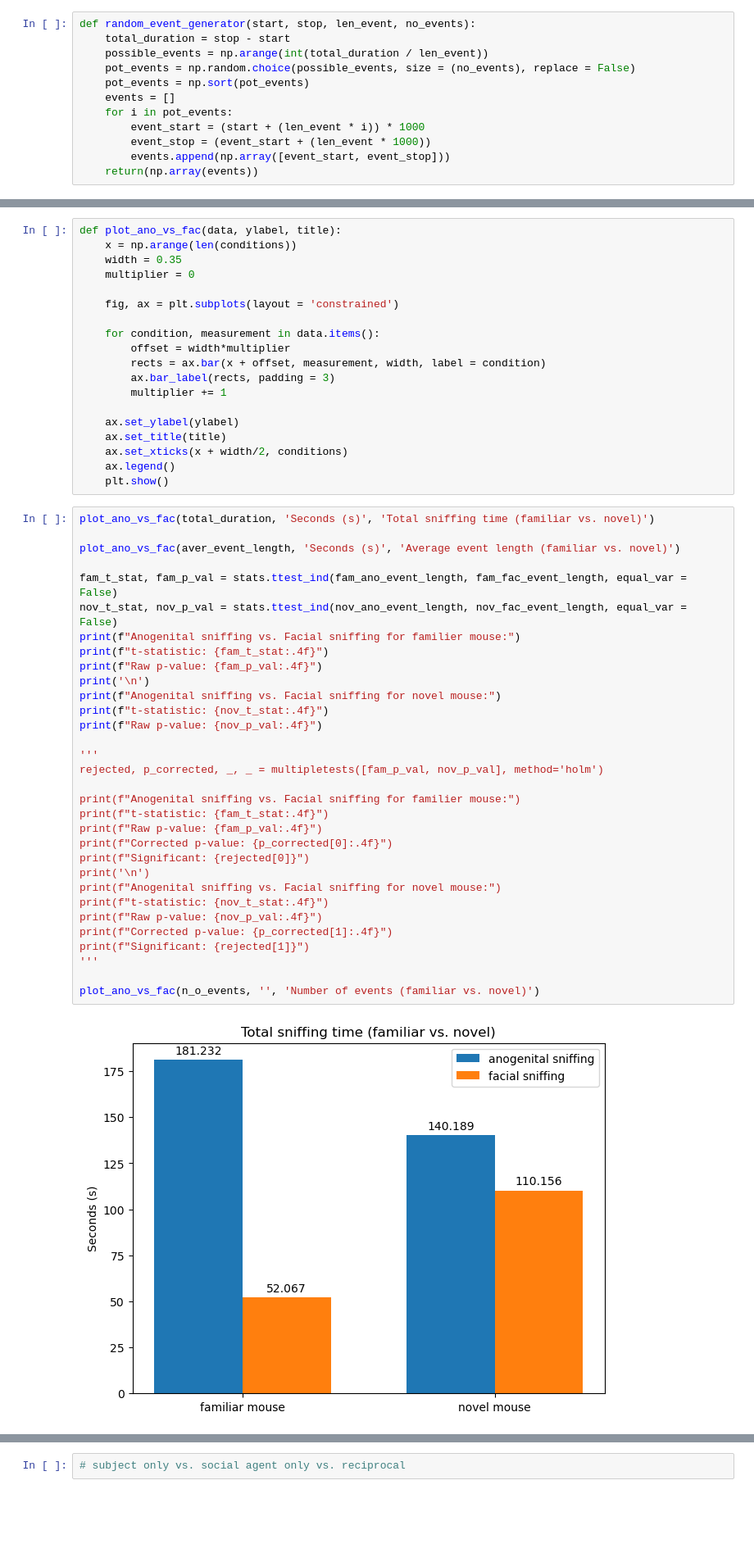
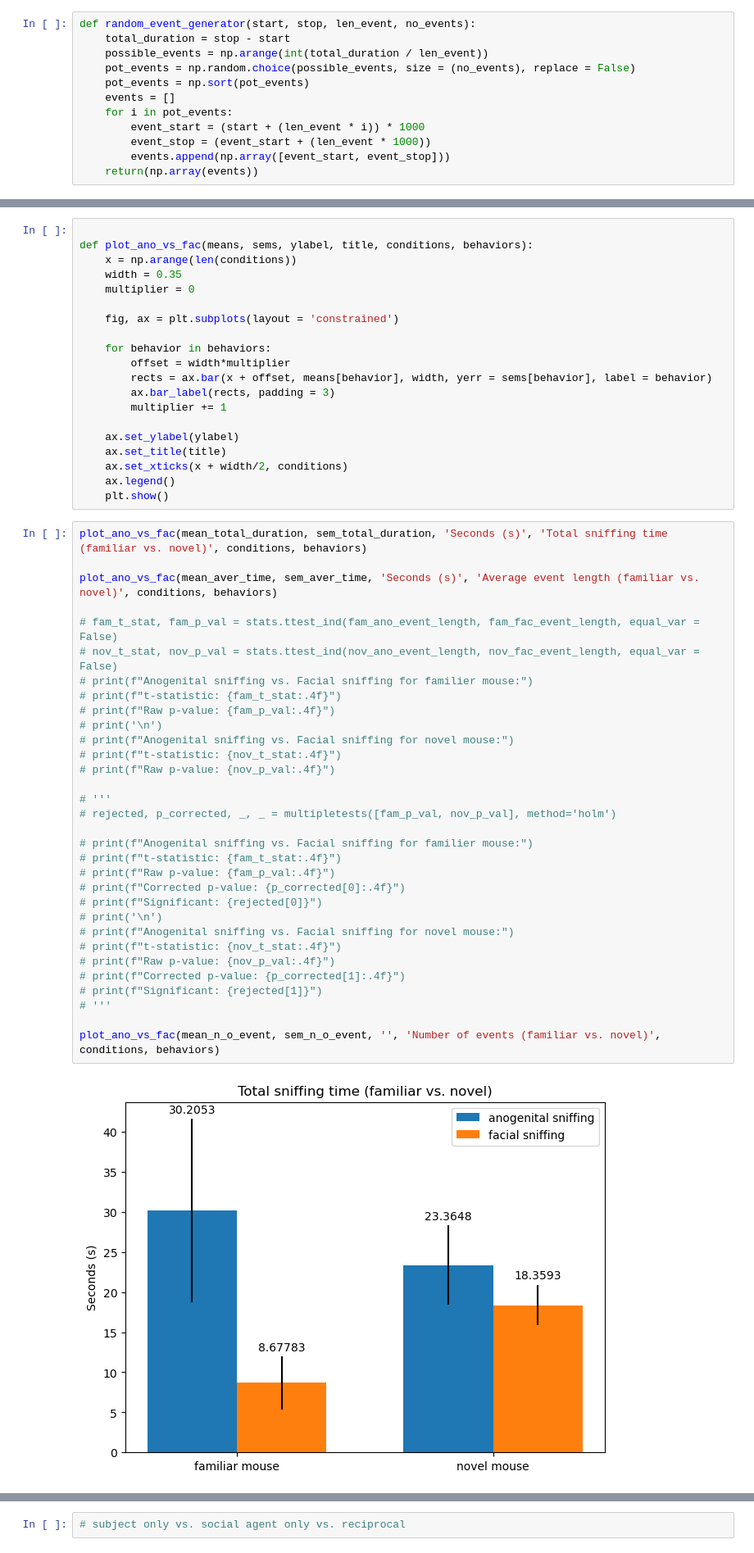
Before and after one commit to tomHep10/diff_fam_social_memory_ephys, a Jupyter notebook: other_peoples_sutff/Catherine/data_analysis/object_control_behaviors.ipynb, the cells around one changed output, grey strips where cells are left out. Shown at 82% size. Drawn from its saved outputs; the diff is of its cells as text; blank space fills up the shorter version.

```diff
--- a/other_peoples_sutff/Catherine/data_analysis/object_control_behaviors.ipynb
+++ b/other_peoples_sutff/Catherine/data_analysis/object_control_behaviors.ipynb
@@ -322,14 +301,15 @@ nov_aver_fac_time: 1.6441194029850748
 # %%
-def plot_ano_vs_fac(data, ylabel, title):
+
+def plot_ano_vs_fac(means, sems, ylabel, title, conditions, behaviors):
 	x = np.arange(len(conditions))
 	width = 0.35
 	multiplier = 0
 
 	fig, ax = plt.subplots(layout = 'constrained')
 
-	for condition, measurement in data.items():
+	for behavior in behaviors:
 		offset = width*multiplier
-		rects = ax.bar(x + offset, measurement, width, label = condition)
+		rects = ax.bar(x + offset, means[behavior], width, yerr = sems[behavior], label = behavior)
 		ax.bar_label(rects, padding = 3)
 		multiplier += 1
 
@@ -339,36 +319,36 @@ def plot_ano_vs_fac(data, ylabel, title):
 	ax.legend()
 	plt.show()
 # %%
-plot_ano_vs_fac(total_duration, 'Seconds (s)', 'Total sniffing time (familiar vs. novel)')
+plot_ano_vs_fac(mean_total_duration, sem_total_duration, 'Seconds (s)', 'Total sniffing time (familiar vs. novel)', conditions, behaviors)
 
-plot_ano_vs_fac(aver_event_length, 'Seconds (s)', 'Average event length (familiar vs. novel)')
+plot_ano_vs_fac(mean_aver_time, sem_aver_time, 'Seconds (s)', 'Average event length (familiar vs. novel)', conditions, behaviors)
 
-fam_t_stat, fam_p_val = stats.ttest_ind(fam_ano_event_length, fam_fac_event_length, equal_var = False)
-nov_t_stat, nov_p_val = stats.ttest_ind(nov_ano_event_length, nov_fac_event_length, equal_var = False)
-print(f"Anogenital sniffing vs. Facial sniffing for familier mouse:")
-print(f"t-statistic: {fam_t_stat:.4f}")
-print(f"Raw p-value: {fam_p_val:.4f}")
-print('\n')
-print(f"Anogenital sniffing vs. Facial sniffing for novel mouse:")
-print(f"t-statistic: {nov_t_stat:.4f}")
-print(f"Raw p-value: {nov_p_val:.4f}")
+# fam_t_stat, fam_p_val = stats.ttest_ind(fam_ano_event_length, fam_fac_event_length, equal_var = False)
+# nov_t_stat, nov_p_val = stats.ttest_ind(nov_ano_event_length, nov_fac_event_length, equal_var = False)
+# print(f"Anogenital sniffing vs. Facial sniffing for familier mouse:")
+# print(f"t-statistic: {fam_t_stat:.4f}")
+# print(f"Raw p-value: {fam_p_val:.4f}")
+# print('\n')
+# print(f"Anogenital sniffing vs. Facial sniffing for novel mouse:")
+# print(f"t-statistic: {nov_t_stat:.4f}")
+# print(f"Raw p-value: {nov_p_val:.4f}")
 
-'''
-rejected, p_corrected, _, _ = multipletests([fam_p_val, nov_p_val], method='holm')
+# '''
+# rejected, p_corrected, _, _ = multipletests([fam_p_val, nov_p_val], method='holm')
 
-print(f"Anogenital sniffing vs. Facial sniffing for familier mouse:")
-print(f"t-statistic: {fam_t_stat:.4f}")
-print(f"Raw p-value: {fam_p_val:.4f}")
-print(f"Corrected p-value: {p_corrected[0]:.4f}")
-print(f"Significant: {rejected[0]}")
-print('\n')
-print(f"Anogenital sniffing vs. Facial sniffing for novel mouse:")
-print(f"t-statistic: {nov_t_stat:.4f}")
-print(f"Raw p-value: {nov_p_val:.4f}")
-print(f"Corrected p-value: {p_corrected[1]:.4f}")
-print(f"Significant: {rejected[1]}")
-'''
+# print(f"Anogenital sniffing vs. Facial sniffing for familier mouse:")
+# print(f"t-statistic: {fam_t_stat:.4f}")
+# print(f"Raw p-value: {fam_p_val:.4f}")
+# print(f"Corrected p-value: {p_corrected[0]:.4f}")
+# print(f"Significant: {rejected[0]}")
+# print('\n')
+# print(f"Anogenital sniffing vs. Facial sniffing for novel mouse:")
+# print(f"t-statistic: {nov_t_stat:.4f}")
+# print(f"Raw p-value: {nov_p_val:.4f}")
+# print(f"Corrected p-value: {p_corrected[1]:.4f}")
+# print(f"Significant: {rejected[1]}")
+# '''
 
-plot_ano_vs_fac(n_o_events, '', 'Number of events (familiar vs. novel)')
+plot_ano_vs_fac(mean_n_o_event, sem_n_o_event, '', 'Number of events (familiar vs. novel)', conditions, behaviors)
 # %% [output]
-[figure, old version]
+[figure, new version]
```
Also changed, not shown: parts of 5 cells of this notebook.
